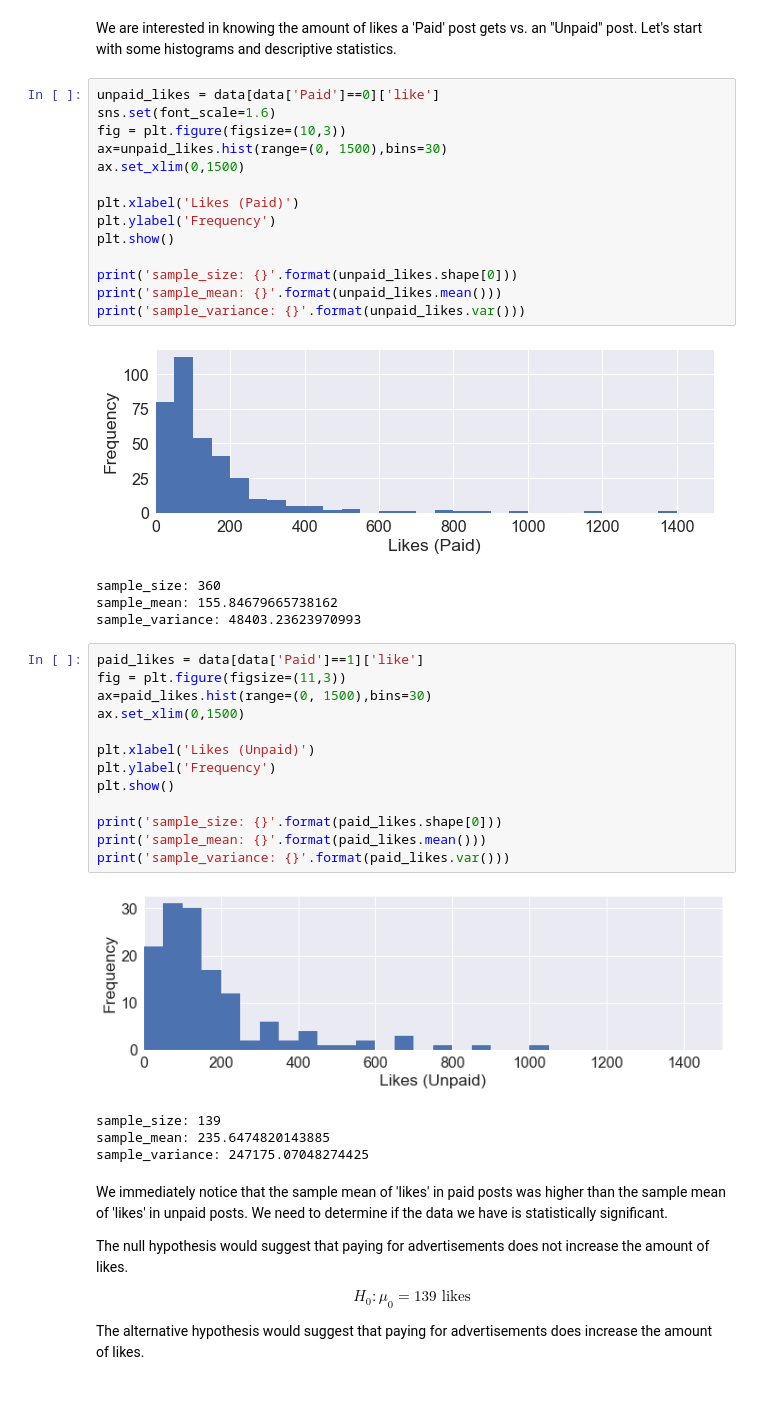
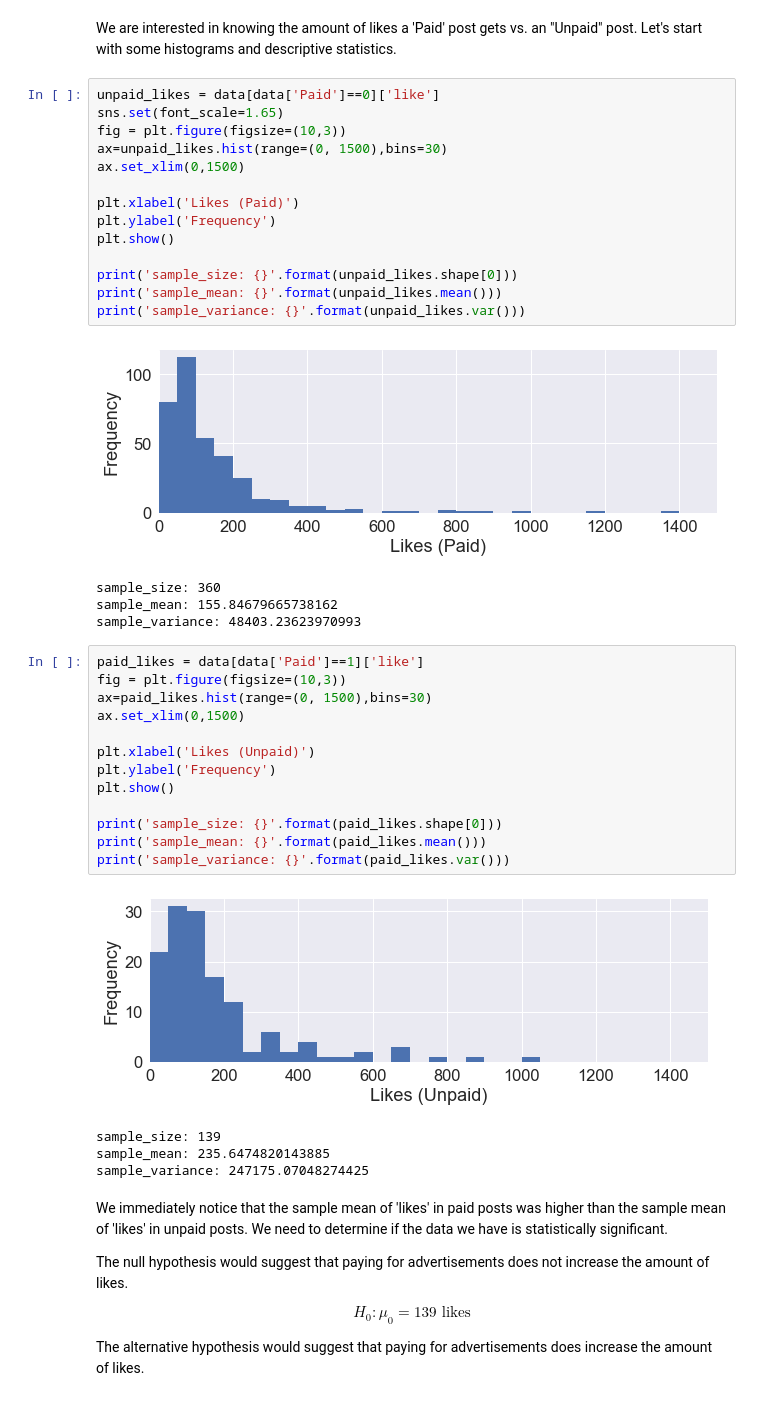
Before and after one commit to sengkchu/codingdisciple.content, a Jupyter notebook: Learning data science/Learning/Understanding Descriptive Statistics/Hypothesis Testing/Hypothesis Testing.ipynb, the cells around one changed output. Saved outputs shown, nothing was run; the diff lists cells and outputs as text.

```diff
--- a/Learning data science/Learning/Understanding Descriptive Statistics/Hypothesis Testing/Hypothesis Testing.ipynb
+++ b/Learning data science/Learning/Understanding Descriptive Statistics/Hypothesis Testing/Hypothesis Testing.ipynb
@@ -142,7 +142,7 @@ data.head()
 We are interested in knowing the amount of likes a 'Paid' post gets vs. an "Unpaid" post. Let's start with some histograms and descriptive statistics.
 # %%
 unpaid_likes = data[data['Paid']==0]['like']
-sns.set(font_scale=1.6)
+sns.set(font_scale=1.65)
 fig = plt.figure(figsize=(10,3))
 ax=unpaid_likes.hist(range=(0, 1500),bins=30)
 ax.set_xlim(0,1500)
@@ -155,25 +155,25 @@ print('sample_size: {}'.format(unpaid_likes.shape[0]))
 print('sample_mean: {}'.format(unpaid_likes.mean()))
 print('sample_variance: {}'.format(unpaid_likes.var()))
 # %% [output]
-[figure, old version]
+[figure, new version]
 sample_size: 360
 sample_mean: 155.84679665738162
 sample_variance: 48403.23623970993
 # %%
 paid_likes = data[data['Paid']==1]['like']
-fig = plt.figure(figsize=(11,3))
+fig = plt.figure(figsize=(10,3))
 ax=paid_likes.hist(range=(0, 1500),bins=30)
 ax.set_xlim(0,1500)
 
 plt.xlabel('Likes (Unpaid)')
 plt.ylabel('Frequency')
 plt.show()
 
 print('sample_size: {}'.format(paid_likes.shape[0]))
 print('sample_mean: {}'.format(paid_likes.mean()))
 print('sample_variance: {}'.format(paid_likes.var()))
 # %% [output]
-[figure, old version]
+[figure, new version]
 sample_size: 139
 sample_mean: 235.6474820143885
 sample_variance: 247175.07048274425
```
Also changed, not shown: parts of 2 cells of this notebook.
